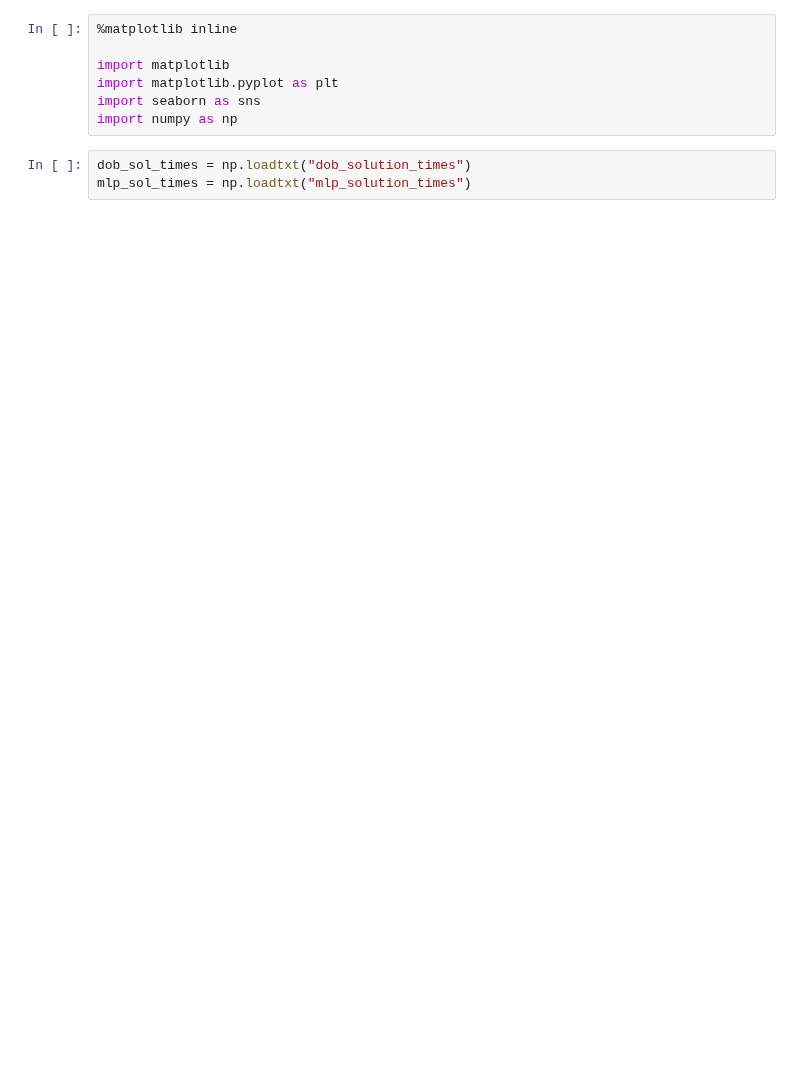
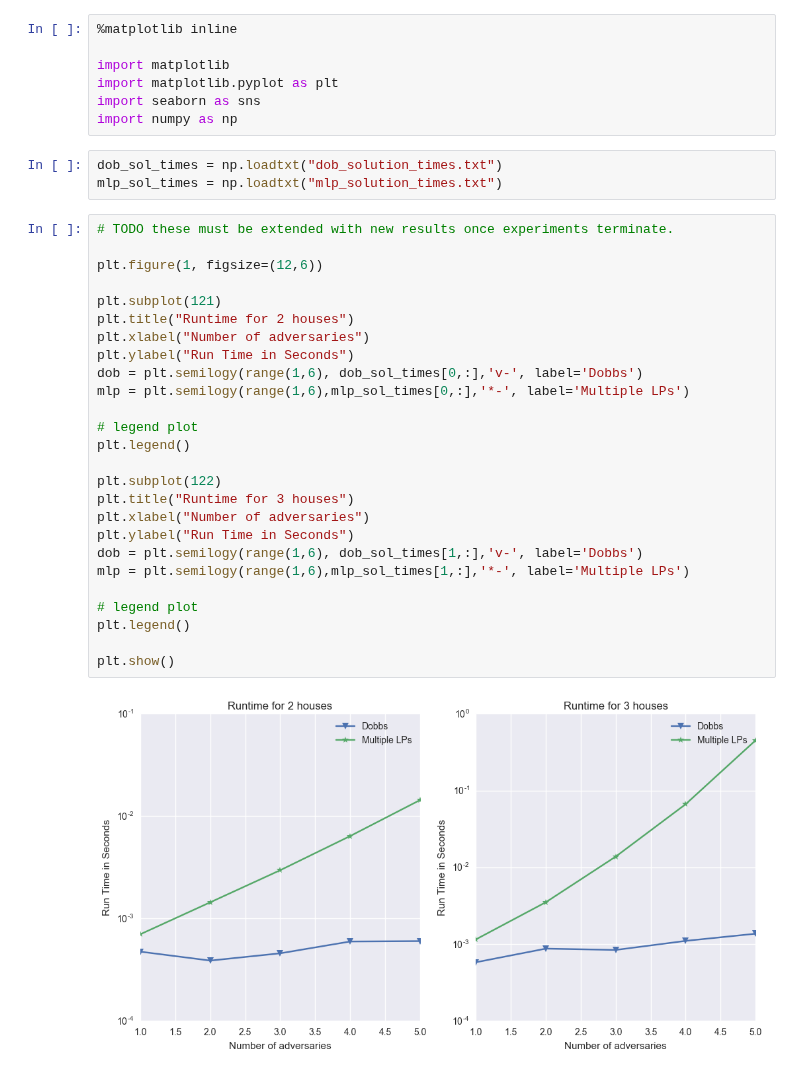
Before and after one commit to HolaHansi/game_theory, a Jupyter notebook: Runtime plotting.ipynb, the cells around one changed output. Drawn from its saved outputs; the diff is of its cells as text; blank space fills up the shorter version.

```diff
--- a/Runtime plotting.ipynb
+++ b/Runtime plotting.ipynb
@@ -6,5 +6,33 @@ import matplotlib.pyplot as plt
 import seaborn as sns
 import numpy as np
 # %%
-dob_sol_times = np.loadtxt("dob_solution_times")
-mlp_sol_times = np.loadtxt("mlp_solution_times")
+dob_sol_times = np.loadtxt("dob_solution_times.txt")
+mlp_sol_times = np.loadtxt("mlp_solution_times.txt")
+# %%
+# TODO these must be extended with new results once experiments terminate.
+
+plt.figure(1, figsize=(12,6))
+
+plt.subplot(121)
+plt.title("Runtime for 2 houses")
+plt.xlabel("Number of adversaries")
+plt.ylabel("Run Time in Seconds")
+dob = plt.semilogy(range(1,6), dob_sol_times[0,:],'v-', label='Dobbs')
+mlp = plt.semilogy(range(1,6),mlp_sol_times[0,:],'*-', label='Multiple LPs')
+
+# legend plot
+plt.legend()
+
+plt.subplot(122)
+plt.title("Runtime for 3 houses")
+plt.xlabel("Number of adversaries")
+plt.ylabel("Run Time in Seconds")
+dob = plt.semilogy(range(1,6), dob_sol_times[1,:],'v-', label='Dobbs')
+mlp = plt.semilogy(range(1,6),mlp_sol_times[1,:],'*-', label='Multiple LPs')
+
+# legend plot
+plt.legend()
+
+plt.show()
+# %% [output]
+[figure, added]
```
Also changed, not shown: parts of 3 cells of this notebook, 1 other file.
